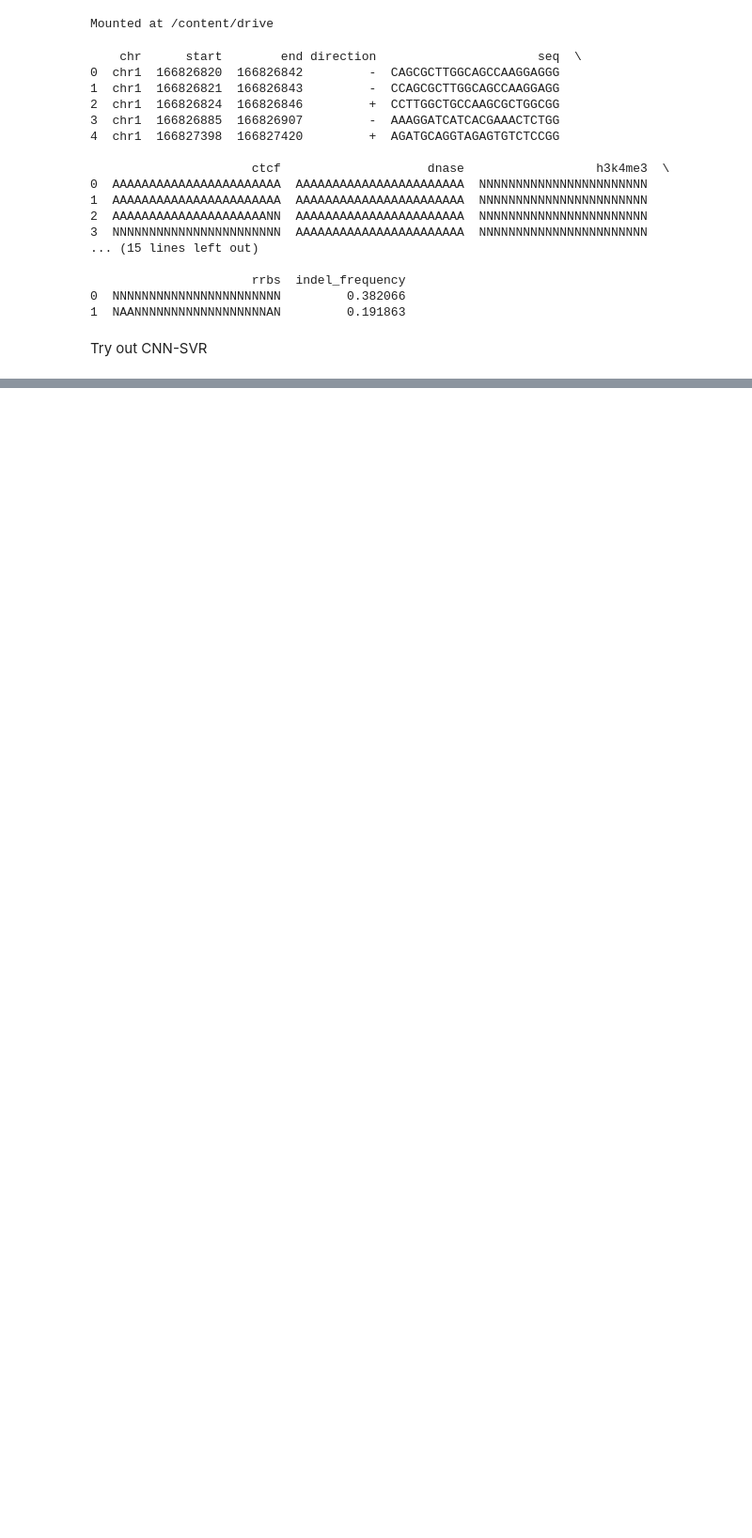
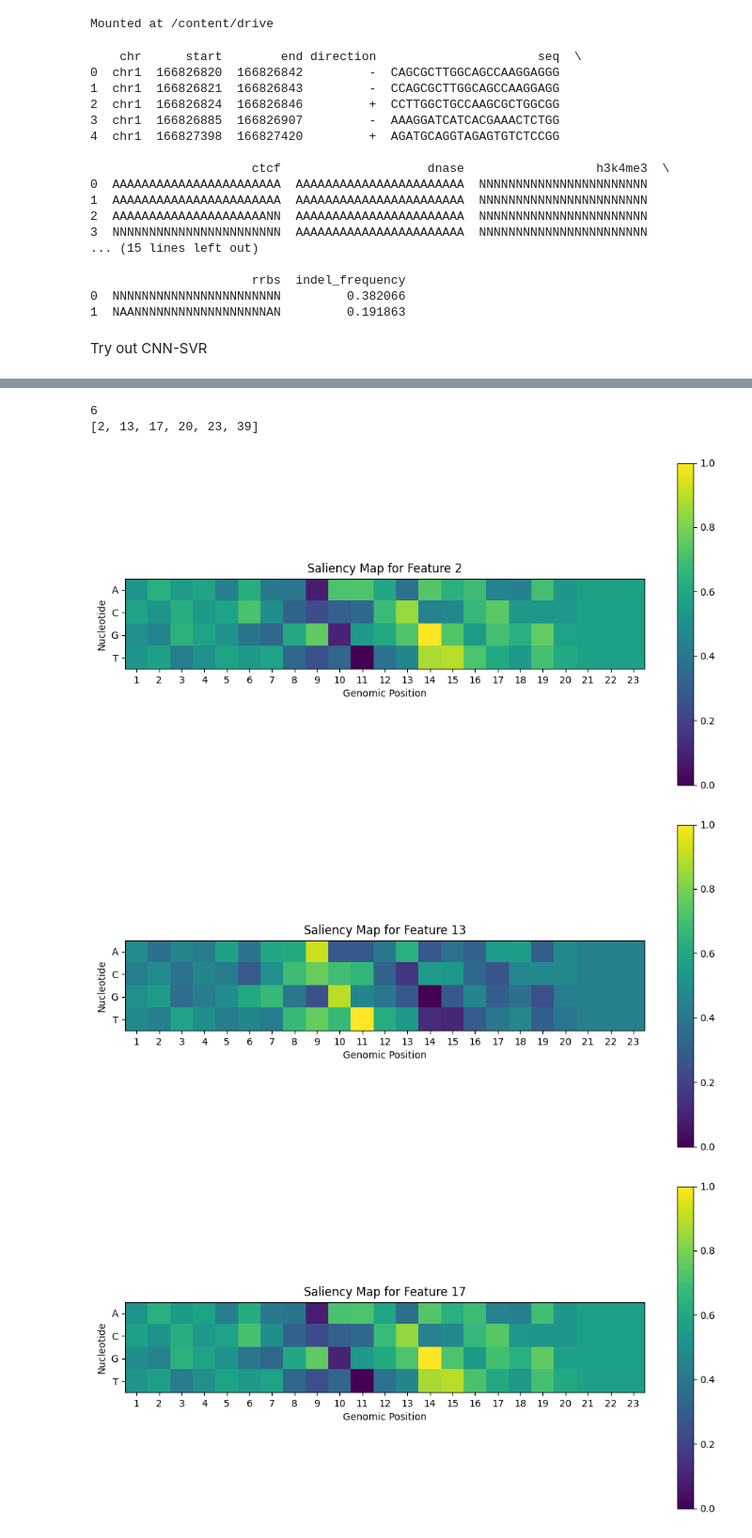
Before and after one commit to RobinsooooonLyu/CSCI2952G-group-project, a Jupyter notebook: google-colab-notebooks/CNN-SVR.ipynb, the cells around one changed output, grey strips where cells are left out. Shown: that part at 94% size. Cells and saved outputs as stored; diff of their text form; code cells hidden in the pictures; blank space fills up the shorter version.

```diff
--- a/google-colab-notebooks/CNN-SVR.ipynb
+++ b/google-colab-notebooks/CNN-SVR.ipynb
@@ -369,0 +392,46 @@ tf.Tensor(
+# %%
+num_map, map_list = count_nonzero(saliency_map_seq[max_index])
+
+print(num_map)
+print(map_list)
+# %% [output]
+6
+[2, 13, 17, 20, 23, 39]
+# %%
+def draw_saliency_map(saliency_map, feature_num):
+    # Normalize the saliency map to the range [0, 1]
+    saliency_map = (saliency_map - np.min(saliency_map)) / (np.max(saliency_map) - np.min(saliency_map) + 1e-8)
+
+    # Transpose the map to match the format in the paper
+    saliency_map = np.transpose(saliency_map)
+
+    # Create a heatmap by applying a colormap (e.g., 'viridis')
+    heatmap = plt.get_cmap('viridis')(saliency_map)
+
+    # Display the original image, saliency map, and overlaid image
+    plt.figure(figsize=(12, 6))
+    plt.imshow(saliency_map, cmap='viridis')
+    plt.colorbar()
+
+    plt.title('Saliency Map for Feature ' + str(feature_num))
+    y_ticks = np.arange(0, 4, 1)  # Custom tick locations
+    y_tick_labels = ['A', 'C', 'G', 'T']  # Custom tick labels
+
+    x_ticks = np.arange(0, 23, 1)  # Custom tick locations
+    x_tick_labels = np.arange(1, 24, 1)  # Custom tick labels
+
+    plt.xticks(x_ticks, x_tick_labels)
+    plt.yticks(y_ticks, y_tick_labels)
+
+    plt.xlabel('Genomic Position')
+    plt.ylabel('Nucleotide')
+
+    plt.show()
+# %%
+draw_saliency_map(x_, "Input")
+for i in map_list:
+  draw_saliency_map(saliency_map_seq[max_index][i], i)
+# %% [output]
+[figure, added]
+[figure, added]
+[figure, added]
```
Also changed, not shown: parts of 30 cells of this notebook, 8 other files.
